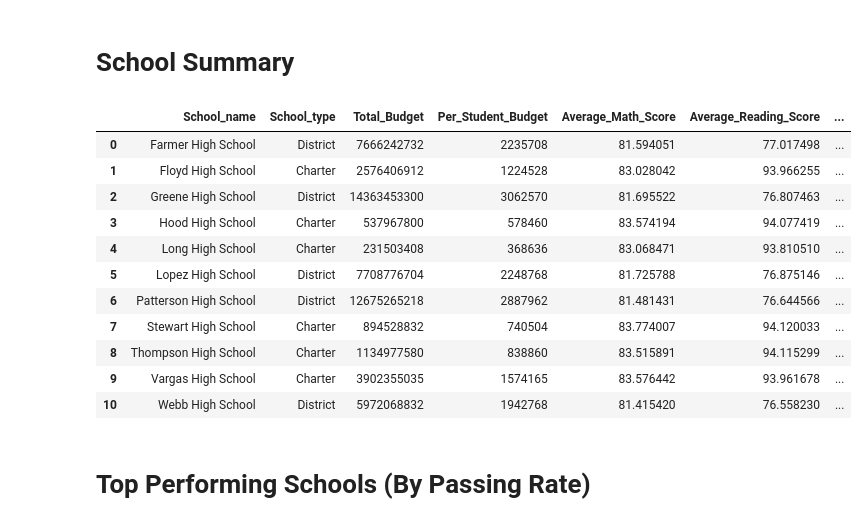
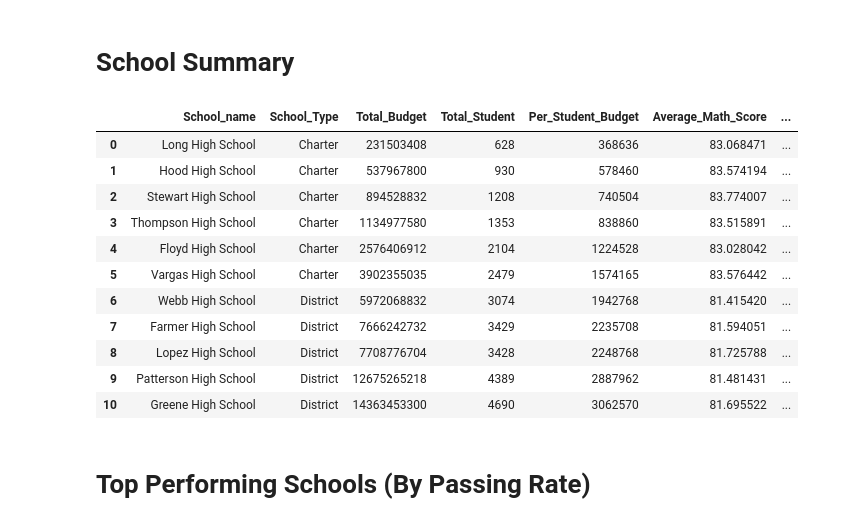
Before and after one commit to david880110/High-School-Academic-Performance-Analysis, a Jupyter notebook: query.ipynb, the cells around one changed output. Cells and saved outputs as stored; diff of their text form; code cells hidden in the pictures.

```diff
--- a/query.ipynb
+++ b/query.ipynb
@@ -97,6 +97,7 @@ SELECT
 c.School_name,
 c.School_type,
 c.Total_Budget,
+c.Total_Student,
 c.Per_Student_Budget,
 c.Average_Math_Score,
 c.Average_Reading_Score,
@@ -107,8 +108,9 @@ from
 
 (SELECT count(b.student_name) as all_count,
 a.School_name,
-type as School_type,
+type as School_Type,
 sum(budget) as Total_Budget,
+count(student_id) as Total_Student,
 sum(budget)/count(student_id) as Per_Student_Budget,
 avg(math_score) as Average_Math_Score,
 avg(reading_score) as Average_Reading_Score,
@@ -116,45 +118,46 @@ avg(reading_score) as Average_Reading_Score,
 
 FROM schools_table a
 inner join  students_table b
 on a.school_name = b.school_name
 
 group by a.School_name) c
 
 join
 
 (SELECT count(b.student_name) as pass_count,
 a.School_name
 
 FROM schools_table a
 inner join  students_table b
 on a.school_name = b.school_name
 
 where reading_score > 70
 and math_score > 70
 
 group by a.School_name
 order by a.School_name) d
 
 using (School_name)
 group by School_name
+order by Per_Student_Budget
 ;
 
 """,conn)
 
 school_summary
 # %% [output]
-|  | School_name | School_type | Total_Budget | Per_Student_Budget | Average_Math_Score | Average_Reading_Score | ... |
-| 0 | Farmer High School | District | 7666242732 | 2235708 | 81.594051 | 77.017498 | ... |
-| 1 | Floyd High School | Charter | 2576406912 | 1224528 | 83.028042 | 93.966255 | ... |
-| 2 | Greene High School | District | 14363453300 | 3062570 | 81.695522 | 76.807463 | ... |
-| 3 | Hood High School | Charter | 537967800 | 578460 | 83.574194 | 94.077419 | ... |
-| 4 | Long High School | Charter | 231503408 | 368636 | 83.068471 | 93.810510 | ... |
-| 5 | Lopez High School | District | 7708776704 | 2248768 | 81.725788 | 76.875146 | ... |
-| 6 | Patterson High School | District | 12675265218 | 2887962 | 81.481431 | 76.644566 | ... |
-| 7 | Stewart High School | Charter | 894528832 | 740504 | 83.774007 | 94.120033 | ... |
-| 8 | Thompson High School | Charter | 1134977580 | 838860 | 83.515891 | 94.115299 | ... |
-| 9 | Vargas High School | Charter | 3902355035 | 1574165 | 83.576442 | 93.961678 | ... |
-| 10 | Webb High School | District | 5972068832 | 1942768 | 81.415420 | 76.558230 | ... |
+|  | School_name | School_Type | Total_Budget | Total_Student | Per_Student_Budget | Average_Math_Score | ... |
+| 0 | Long High School | Charter | 231503408 | 628 | 368636 | 83.068471 | ... |
+| 1 | Hood High School | Charter | 537967800 | 930 | 578460 | 83.574194 | ... |
+| 2 | Stewart High School | Charter | 894528832 | 1208 | 740504 | 83.774007 | ... |
+| 3 | Thompson High School | Charter | 1134977580 | 1353 | 838860 | 83.515891 | ... |
+| 4 | Floyd High School | Charter | 2576406912 | 2104 | 1224528 | 83.028042 | ... |
+| 5 | Vargas High School | Charter | 3902355035 | 2479 | 1574165 | 83.576442 | ... |
+| 6 | Webb High School | District | 5972068832 | 3074 | 1942768 | 81.415420 | ... |
+| 7 | Farmer High School | District | 7666242732 | 3429 | 2235708 | 81.594051 | ... |
+| 8 | Lopez High School | District | 7708776704 | 3428 | 2248768 | 81.725788 | ... |
+| 9 | Patterson High School | District | 12675265218 | 4389 | 2887962 | 81.481431 | ... |
+| 10 | Greene High School | District | 14363453300 | 4690 | 3062570 | 81.695522 | ... |
 # %% [markdown]
 # Top Performing Schools (By Passing Rate)
 # %%
```
Also changed, not shown: parts of 7 cells of this notebook.
